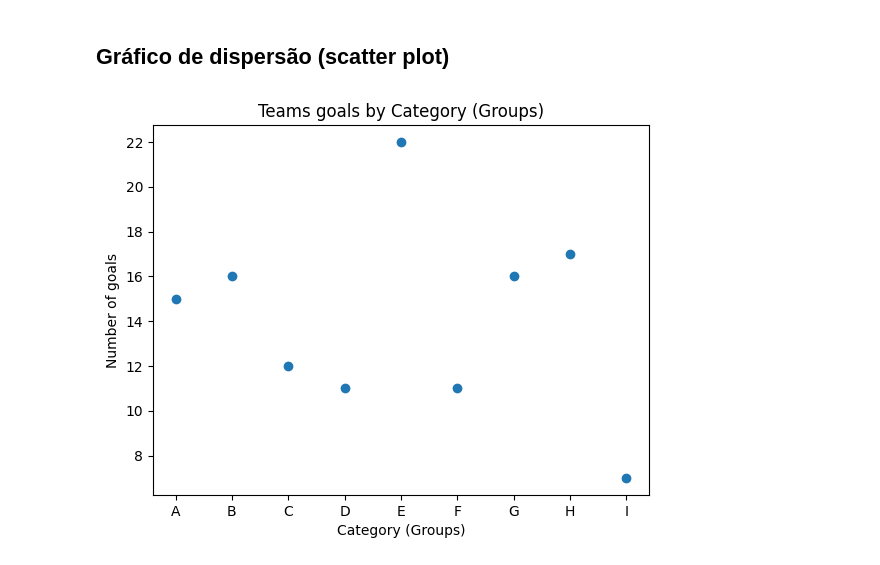
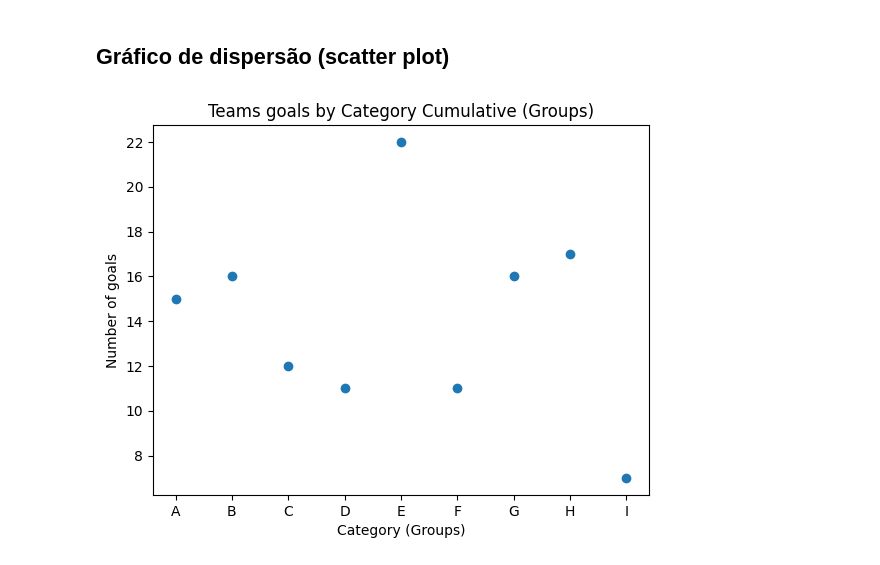
Before and after one commit to rubenscp/rcp-MO430-tarefas, a Jupyter notebook: Tarefa 02/Tarefa_02.ipynb, the cells around one changed output. Drawn from its saved outputs; the diff is of its cells as text; code cells hidden in the pictures.

```diff
--- a/Tarefa 02/Tarefa_02.ipynb
+++ b/Tarefa 02/Tarefa_02.ipynb
@@ -211,19 +211,19 @@ plt.show()
 # %%
 # setting labels and values
 x_value = categories['category_letter']
 y_value = categories['number of goals team']
 
 
 # the same figure for both subplots
 fig, ax = plt.subplots()
 
 # plot first pie chart in ax1
 ax.scatter(x_value, y_value)
 
 ax.set_ylabel('Number of goals')
 ax.set_xlabel('Category (Groups)')
-ax.set_title('Teams goals by Category (Groups)')
+ax.set_title('Teams goals by Category Cumulative (Groups)')
 
 plt.show()
 # %% [output]
-[figure, old version]
+[figure, new version]
```
